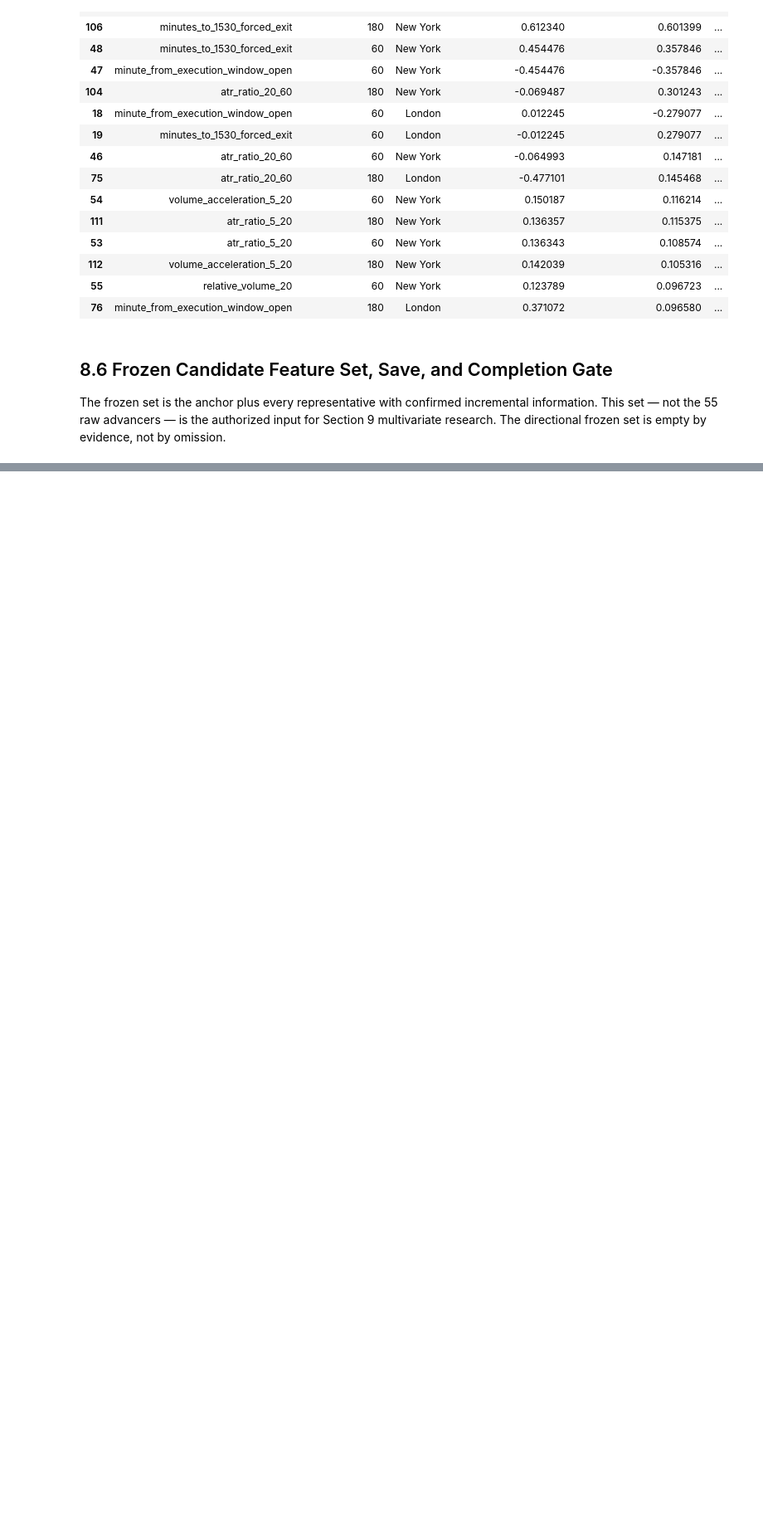
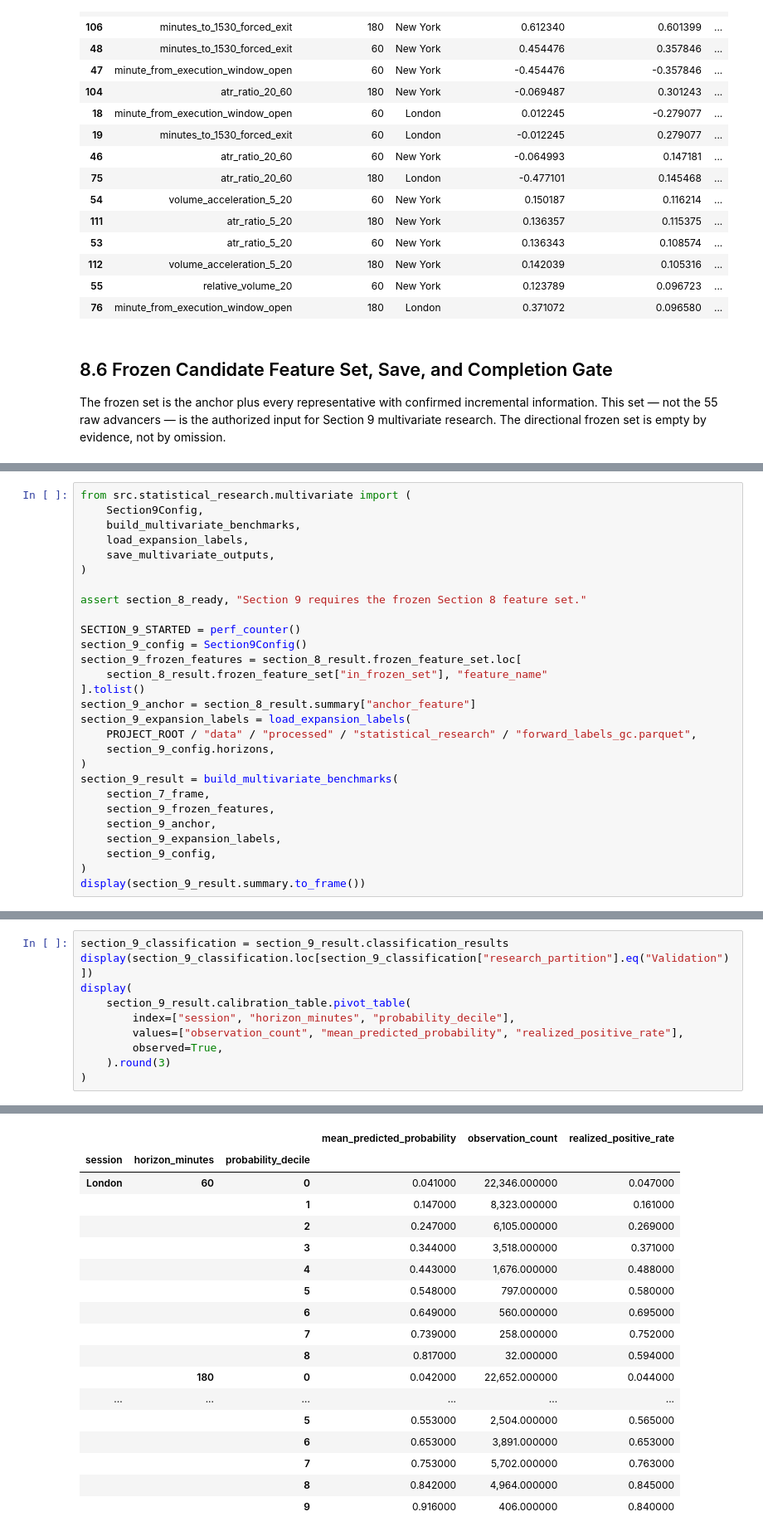
Before and after one commit to Abond1234/GC-1m-OHLCV-QUANTITATIVE-ANALYSIS, a Jupyter notebook: notebooks/exploration/statistical_feature_research.ipynb, the cells around one changed output, grey strips where cells are left out. Shown at 83% size. Saved outputs shown, nothing was run; the diff lists cells and outputs as text; blank space fills up the shorter version.

```diff
--- a/notebooks/exploration/statistical_feature_research.ipynb
+++ b/notebooks/exploration/statistical_feature_research.ipynb
@@ -3890,0 +3897,28 @@ SECTION 8 STATUS: READY
+# %%
+from src.statistical_research.multivariate import (
+    Section9Config,
+    build_multivariate_benchmarks,
+    load_expansion_labels,
+    save_multivariate_outputs,
+)
+
+assert section_8_ready, "Section 9 requires the frozen Section 8 feature set."
+
+SECTION_9_STARTED = perf_counter()
+section_9_config = Section9Config()
+section_9_frozen_features = section_8_result.frozen_feature_set.loc[
+    section_8_result.frozen_feature_set["in_frozen_set"], "feature_name"
+].tolist()
+section_9_anchor = section_8_result.summary["anchor_feature"]
+section_9_expansion_labels = load_expansion_labels(
+    PROJECT_ROOT / "data" / "processed" / "statistical_research" / "forward_labels_gc.parquet",
+    section_9_config.horizons,
+)
+section_9_result = build_multivariate_benchmarks(
+    section_7_frame,
+    section_9_frozen_features,
+    section_9_anchor,
+    section_9_expansion_labels,
+    section_9_config,
+)
+display(section_9_result.summary.to_frame())
@@ -3890,0 +3999,11 @@ SECTION 8 STATUS: READY
+# %%
+section_9_classification = section_9_result.classification_results
+display(section_9_classification.loc[section_9_classification["research_partition"].eq("Validation")])
+display(
+    section_9_result.calibration_table.pivot_table(
+        index=["session", "horizon_minutes", "probability_decile"],
+        values=["observation_count", "mean_predicted_probability", "realized_positive_rate"],
+        observed=True,
+    ).round(3)
+)
+# %% [output]
@@ -3890,0 +4015,18 @@ SECTION 8 STATUS: READY
+|  |  |  | mean_predicted_probability | observation_count | realized_positive_rate |
+| session | horizon_minutes | probability_decile |  |  |  |
+| London | 60 | 0 | 0.041000 | 22,346.000000 | 0.047000 |
+|  |  | 1 | 0.147000 | 8,323.000000 | 0.161000 |
+|  |  | 2 | 0.247000 | 6,105.000000 | 0.269000 |
+|  |  | 3 | 0.344000 | 3,518.000000 | 0.371000 |
+|  |  | 4 | 0.443000 | 1,676.000000 | 0.488000 |
+|  |  | 5 | 0.548000 | 797.000000 | 0.580000 |
+|  |  | 6 | 0.649000 | 560.000000 | 0.695000 |
+|  |  | 7 | 0.739000 | 258.000000 | 0.752000 |
+|  |  | 8 | 0.817000 | 32.000000 | 0.594000 |
+|  | 180 | 0 | 0.042000 | 22,652.000000 | 0.044000 |
+| ... | ... | ... | ... | ... | ... |
+|  |  | 5 | 0.553000 | 2,504.000000 | 0.565000 |
+|  |  | 6 | 0.653000 | 3,891.000000 | 0.653000 |
+|  |  | 7 | 0.753000 | 5,702.000000 | 0.763000 |
+|  |  | 8 | 0.842000 | 4,964.000000 | 0.845000 |
+|  |  | 9 | 0.916000 | 406.000000 | 0.840000 |
```
Also changed, not shown: parts of 29 cells of this notebook, 4 other files.
